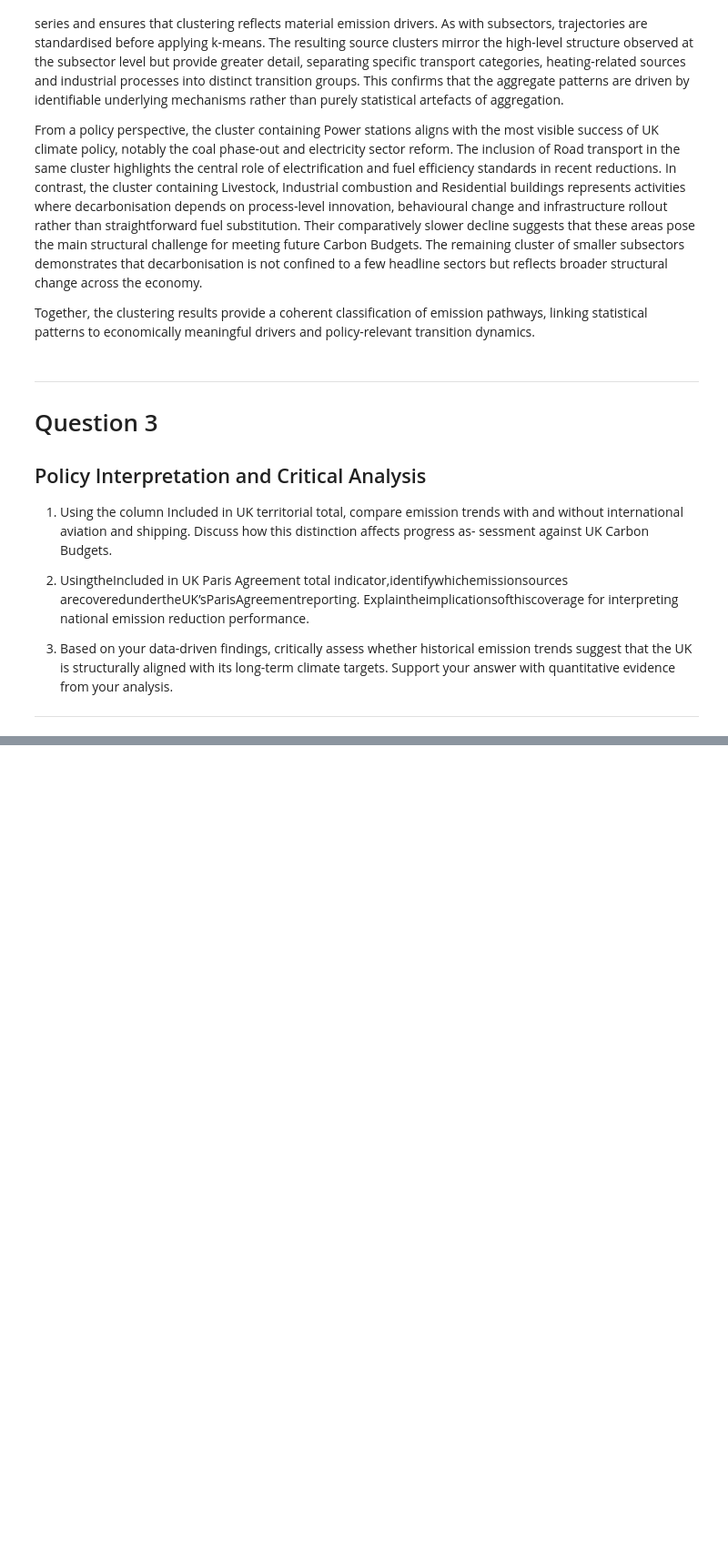
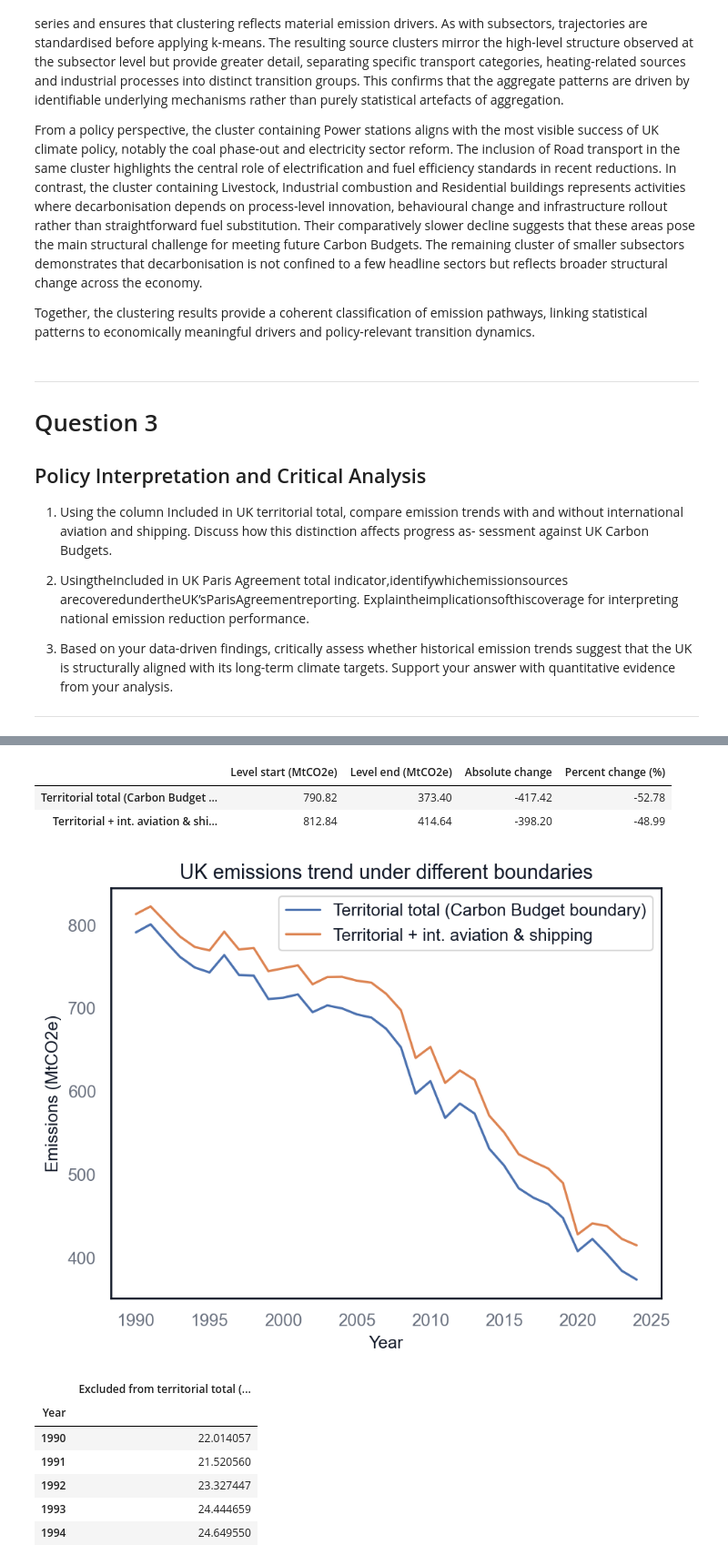
Before and after one commit to PontusNeumann/CBS-Spring26, a Jupyter notebook: ML/ML MA1/Compulsory_assignment_1.ipynb, the cells around one changed output, grey strips where cells are left out. Shown at 91% size. Saved outputs shown, nothing was run; the diff lists cells and outputs as text; code cells hidden in the pictures; blank space fills up the shorter version.

```diff
--- a/ML/ML MA1/Compulsory_assignment_1.ipynb
+++ b/ML/ML MA1/Compulsory_assignment_1.ipynb
@@ -1170,0 +1179,64 @@ quantitative evidence from your analysis.
+# %%
+# Load dataset
+file_path = "Data/greenhouse-gas-emissions.xlsx"
+
+# Load sheets
+sheet2 = pd.read_excel(file_path, sheet_name=1)  # Variable descriptions
+sheet3 = pd.read_excel(file_path, sheet_name=2)  # Emission data
+
+# Keep UK only (some datasets can include other territories)
+uk = sheet3[sheet3["Territory name"] == "United Kingdom"].copy()
+
+# Build two totals per year
+territorial = (
+    uk[uk["Included in UK territorial total"] == "Yes"]
+    .groupby("Year")["Emissions (MtCO2e)"].sum()
+    .sort_index()
+)
+
+with_avi_ship = (
+    uk.groupby("Year")["Emissions (MtCO2e)"].sum()
+    .sort_index()
+)
+
+trend = pd.DataFrame({
+    "Territorial total (Carbon Budget boundary)": territorial,
+    "Territorial + int. aviation & shipping": with_avi_ship
+})
+
+# Quick quantitative summary
+y0, yT = trend.index.min(), trend.index.max()
+summary_q31 = pd.DataFrame({
+    "Level start (MtCO2e)": trend.loc[y0],
+    "Level end (MtCO2e)": trend.loc[yT],
+    "Absolute change": trend.loc[yT] - trend.loc[y0],
+    "Percent change (%)": (trend.loc[yT] / trend.loc[y0] - 1) * 100
+}).round(2)
+
+display(summary_q31)
+
+# Visual comparison
+plt.figure()
+plt.plot(trend.index, trend.iloc[:, 0], label=trend.columns[0])
+plt.plot(trend.index, trend.iloc[:, 1], label=trend.columns[1])
+plt.title("UK emissions trend under different boundaries")
+plt.xlabel("Year")
+plt.ylabel("Emissions (MtCO2e)")
+plt.legend()
+plt.show()
+
+# Difference series: what is excluded from Carbon Budget boundary
+gap = (with_avi_ship - territorial).rename("Excluded from territorial total (MtCO2e)")
+display(gap.to_frame().head())
+# %% [output]
+|  | Level start (MtCO2e) | Level end (MtCO2e) | Absolute change | Percent change (%) |
+| Territorial total (Carbon Budget ... | 790.82 | 373.40 | -417.42 | -52.78 |
+| Territorial + int. aviation & shi... | 812.84 | 414.64 | -398.20 | -48.99 |
+[figure, added]
+|  | Excluded from territorial total (... |
+| Year |  |
+| 1990 | 22.014057 |
+| 1991 | 21.520560 |
+| 1992 | 23.327447 |
+| 1993 | 24.444659 |
+| 1994 | 24.649550 |
```
Also changed, not shown: parts of 1 cell of this notebook.
